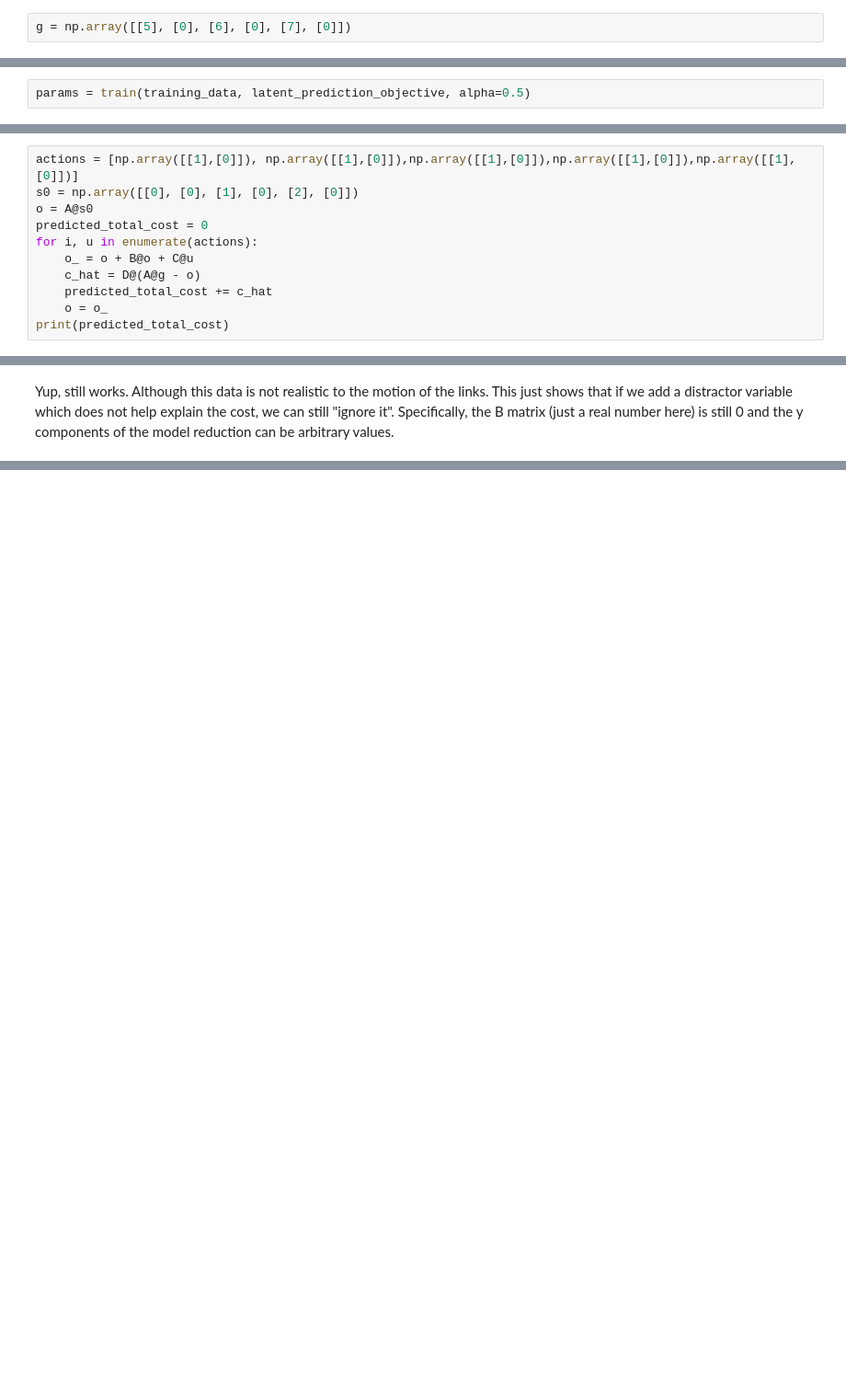
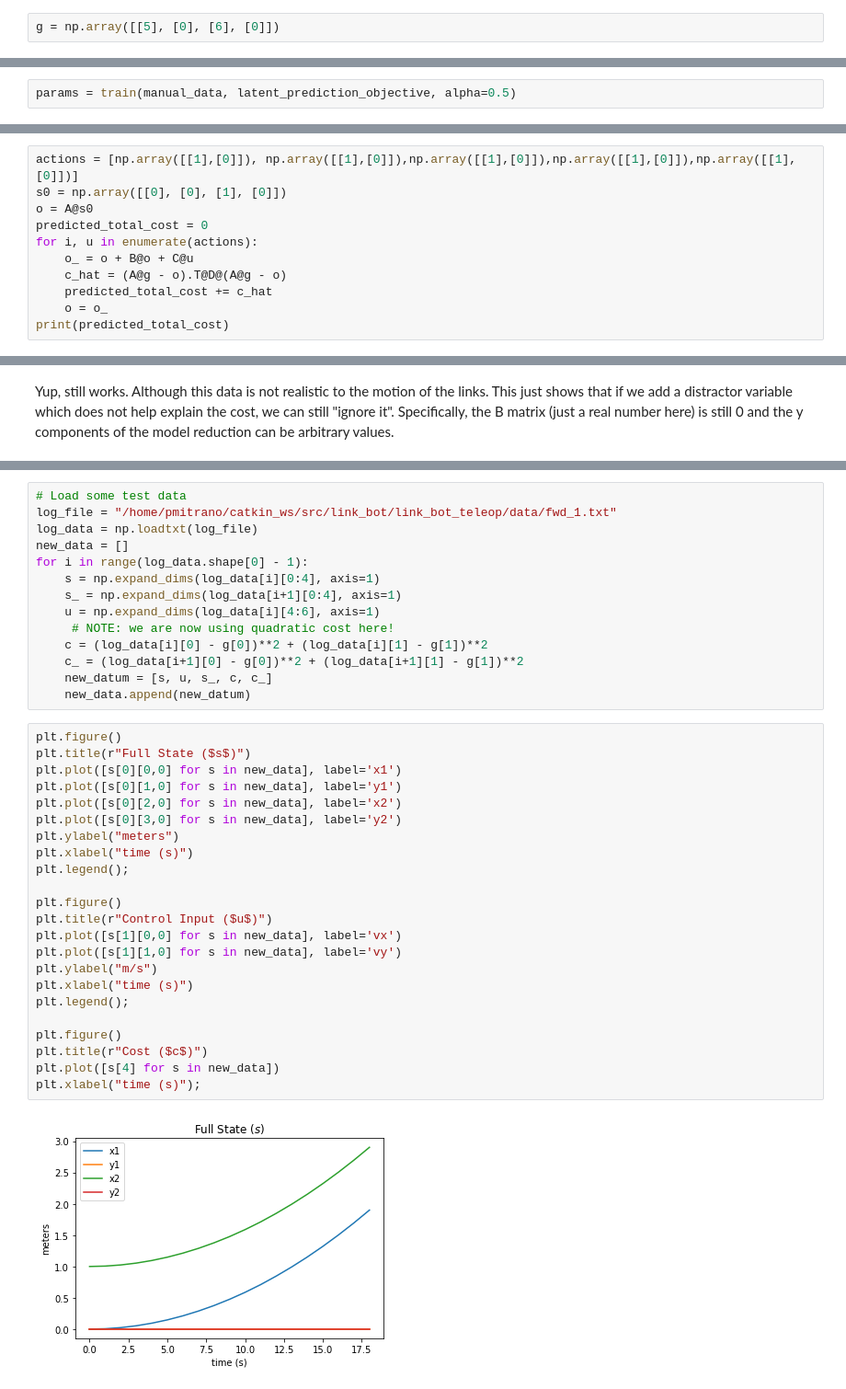
Before and after one commit to PeterMitrano/notebooks, a Jupyter notebook: Toy Problem Optimization.ipynb, the cells around one changed output, grey strips where cells are left out. Shown at 92% size. Drawn from its saved outputs; the diff is of its cells as text; blank space fills up the shorter version.

Commit message:
demonstrated success optimizing on gazebo data
 - still just pulling forward
 - works less perfectly than for the manual data
 - our model learned on the manual data does quite well on the gazebo data

```diff
--- a/Toy Problem Optimization.ipynb
+++ b/Toy Problem Optimization.ipynb
@@ -8,7 +8,7 @@ import scipy.optimize as optimize
 
 Our goal will be denoted as $g$, for now we simply assume its defined in the full state space
 # %%
-g = np.array([[5], [0], [6], [0], [7], [0]])
+g = np.array([[5], [0], [6], [0]])
 # %% [markdown]
 # Collect Initial Data
 
@@ -102,3 +112,3 @@ loss for hand-designed bad params: 18.7525
 # %%
-params = train(training_data, latent_prediction_objective, alpha=0.5)
+params = train(manual_data, latent_prediction_objective, alpha=0.5)
 # %% [output]
@@ -122,11 +132,11 @@ What is the predicted cost of the plan $[[1,0], \dots]$ ? In the real world, the
 # %%
 actions = [np.array([[1],[0]]), np.array([[1],[0]]),np.array([[1],[0]]),np.array([[1],[0]]),np.array([[1],[0]])]
-s0 = np.array([[0], [0], [1], [0], [2], [0]])
+s0 = np.array([[0], [0], [1], [0]])
 o = A@s0
 predicted_total_cost = 0
 for i, u in enumerate(actions):
     o_ = o + B@o + C@u
-    c_hat = D@(A@g - o)
+    c_hat = (A@g - o).T@D@(A@g - o)
     predicted_total_cost += c_hat
     o = o_
 print(predicted_total_cost)
@@ -241,0 +246,39 @@ Since they don't matter, do we want to consider enforcing that the norm of the m
+# %%
+# Load some test data
+log_file = "/home/pmitrano/catkin_ws/src/link_bot/link_bot_teleop/data/fwd_1.txt"
+log_data = np.loadtxt(log_file)
+new_data = []
+for i in range(log_data.shape[0] - 1):
+    s = np.expand_dims(log_data[i][0:4], axis=1)
+    s_ = np.expand_dims(log_data[i+1][0:4], axis=1)
+    u = np.expand_dims(log_data[i][4:6], axis=1)
+     # NOTE: we are now using quadratic cost here!
+    c = (log_data[i][0] - g[0])**2 + (log_data[i][1] - g[1])**2
+    c_ = (log_data[i+1][0] - g[0])**2 + (log_data[i+1][1] - g[1])**2
+    new_datum = [s, u, s_, c, c_]
+    new_data.append(new_datum)
+# %%
+plt.figure()
+plt.title(r"Full State ($s$)")
+plt.plot([s[0][0,0] for s in new_data], label='x1')
+plt.plot([s[0][1,0] for s in new_data], label='y1')
+plt.plot([s[0][2,0] for s in new_data], label='x2')
+plt.plot([s[0][3,0] for s in new_data], label='y2')
+plt.ylabel("meters")
+plt.xlabel("time (s)")
+plt.legend();
+
+plt.figure()
+plt.title(r"Control Input ($u$)")
+plt.plot([s[1][0,0] for s in new_data], label='vx')
+plt.plot([s[1][1,0] for s in new_data], label='vy')
+plt.ylabel("m/s")
+plt.xlabel("time (s)")
+plt.legend();
+
+plt.figure()
+plt.title(r"Cost ($c$)")
+plt.plot([s[4] for s in new_data])
+plt.xlabel("time (s)");
+# %% [output]
+[figure, added]
```
Also changed, not shown: parts of 31 cells of this notebook.
